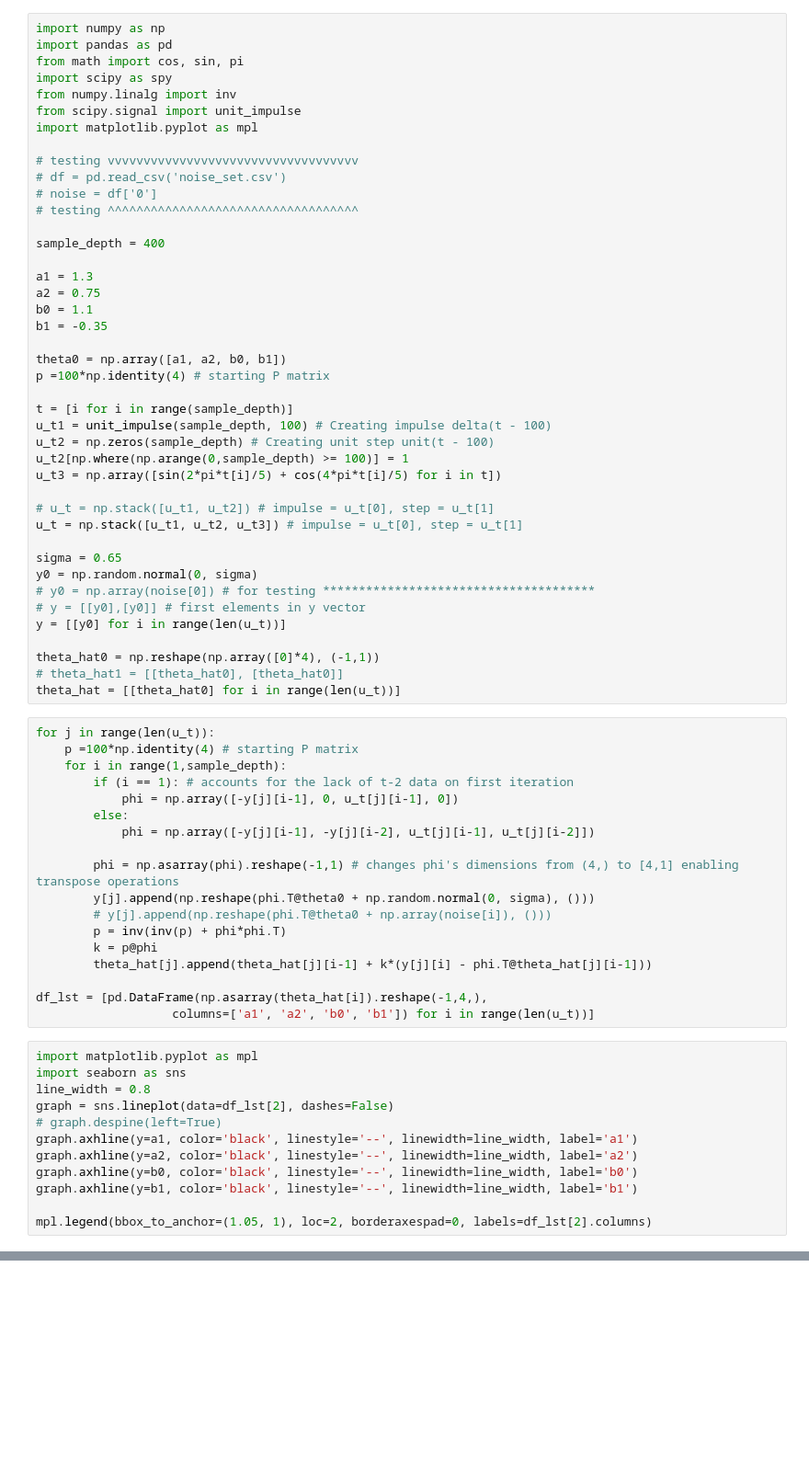
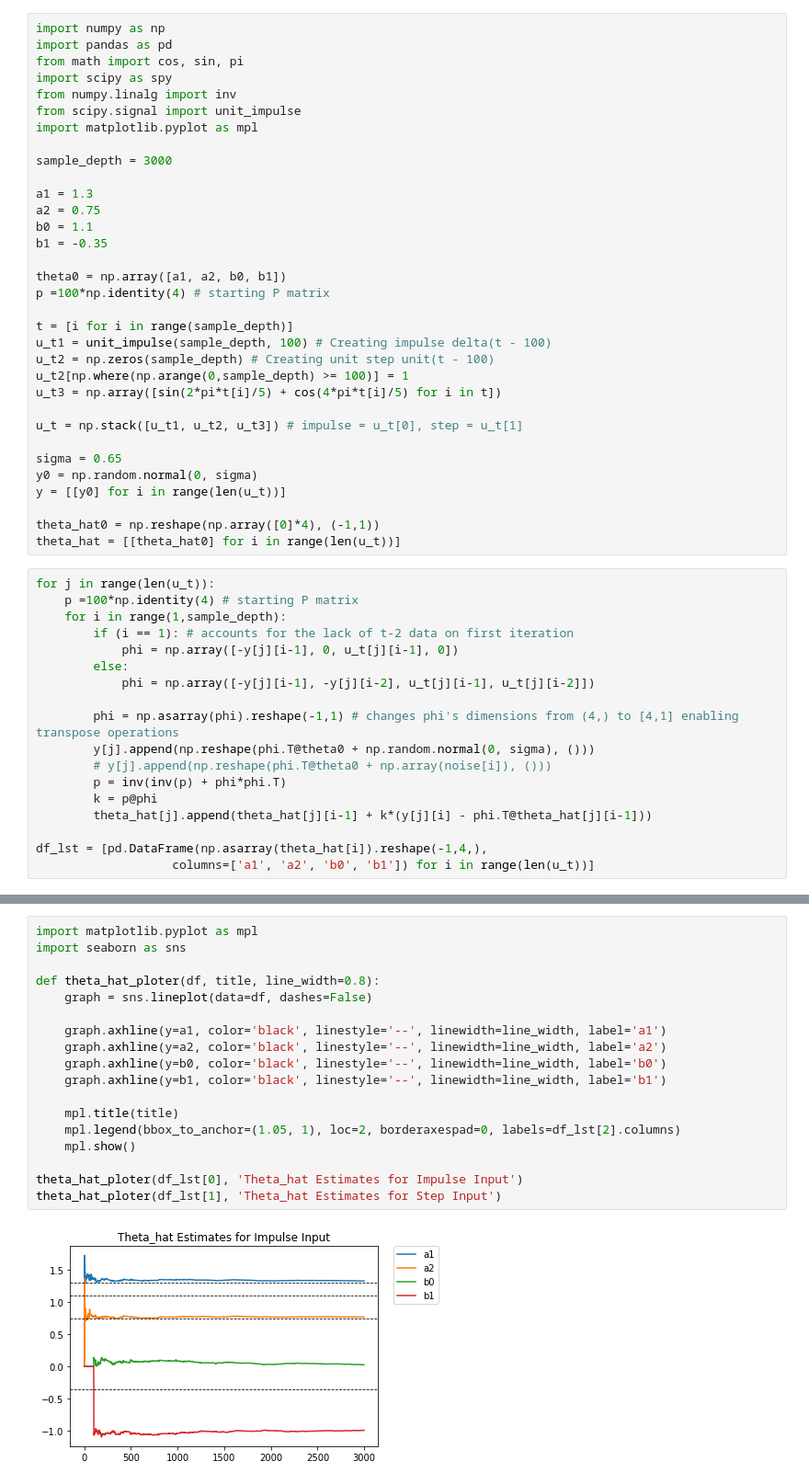
Before and after one commit to cplan082-tech/Adaptive_Control, a Jupyter notebook: assignments/A1/A1.ipynb, the cells around one changed output, grey strips where cells are left out. Shown at 92% size. Drawn from its saved outputs; the diff is of its cells as text; blank space fills up the shorter version.

```diff
--- a/assignments/A1/A1.ipynb
+++ b/assignments/A1/A1.ipynb
@@ -86,12 +106,7 @@ from numpy.linalg import inv
 from scipy.signal import unit_impulse
 import matplotlib.pyplot as mpl
 
-# testing vvvvvvvvvvvvvvvvvvvvvvvvvvvvvvvvvvv
-# df = pd.read_csv('noise_set.csv')
-# noise = df['0']
-# testing ^^^^^^^^^^^^^^^^^^^^^^^^^^^^^^^^^^^
-
-sample_depth = 400
+sample_depth = 3000
 
 a1 = 1.3
 a2 = 0.75
@@ -107,17 +122,13 @@ u_t2 = np.zeros(sample_depth) # Creating unit step unit(t - 100)
 u_t2[np.where(np.arange(0,sample_depth) >= 100)] = 1
 u_t3 = np.array([sin(2*pi*t[i]/5) + cos(4*pi*t[i]/5) for i in t])
 
-# u_t = np.stack([u_t1, u_t2]) # impulse = u_t[0], step = u_t[1]
 u_t = np.stack([u_t1, u_t2, u_t3]) # impulse = u_t[0], step = u_t[1]
 
 sigma = 0.65
 y0 = np.random.normal(0, sigma)
-# y0 = np.array(noise[0]) # for testing **************************************
-# y = [[y0],[y0]] # first elements in y vector
 y = [[y0] for i in range(len(u_t))]
 
 theta_hat0 = np.reshape(np.array([0]*4), (-1,1))
-# theta_hat1 = [[theta_hat0], [theta_hat0]]
 theta_hat = [[theta_hat0] for i in range(len(u_t))]
 # %%
 for j in range(len(u_t)):
@@ -137,15 +148,3 @@ for j in range(len(u_t)):
 
 df_lst = [pd.DataFrame(np.asarray(theta_hat[i]).reshape(-1,4,),
                    columns=['a1', 'a2', 'b0', 'b1']) for i in range(len(u_t))]
-# %%
-import matplotlib.pyplot as mpl
-import seaborn as sns
-line_width = 0.8
-graph = sns.lineplot(data=df_lst[2], dashes=False)
-# graph.despine(left=True)
-graph.axhline(y=a1, color='black', linestyle='--', linewidth=line_width, label='a1')
-graph.axhline(y=a2, color='black', linestyle='--', linewidth=line_width, label='a2')
-graph.axhline(y=b0, color='black', linestyle='--', linewidth=line_width, label='b0')
-graph.axhline(y=b1, color='black', linestyle='--', linewidth=line_width, label='b1')
-
-mpl.legend(bbox_to_anchor=(1.05, 1), loc=2, borderaxespad=0, labels=df_lst[2].columns)
@@ -154,0 +151,20 @@ mpl.legend(bbox_to_anchor=(1.05, 1), loc=2, borderaxespad=0, labels=df_lst[2].co
+# %%
+import matplotlib.pyplot as mpl
+import seaborn as sns
+
+def theta_hat_ploter(df, title, line_width=0.8):
+    graph = sns.lineplot(data=df, dashes=False)
+
+    graph.axhline(y=a1, color='black', linestyle='--', linewidth=line_width, label='a1')
+    graph.axhline(y=a2, color='black', linestyle='--', linewidth=line_width, label='a2')
+    graph.axhline(y=b0, color='black', linestyle='--', linewidth=line_width, label='b0')
+    graph.axhline(y=b1, color='black', linestyle='--', linewidth=line_width, label='b1')
+
+    mpl.title(title)
+    mpl.legend(bbox_to_anchor=(1.05, 1), loc=2, borderaxespad=0, labels=df_lst[2].columns)
+    mpl.show()
+
+theta_hat_ploter(df_lst[0], 'Theta_hat Estimates for Impulse Input')
+theta_hat_ploter(df_lst[1], 'Theta_hat Estimates for Step Input')
+# %% [output]
+[figure, added]
```
Also changed, not shown: parts of 16 cells of this notebook, 1 other file.
